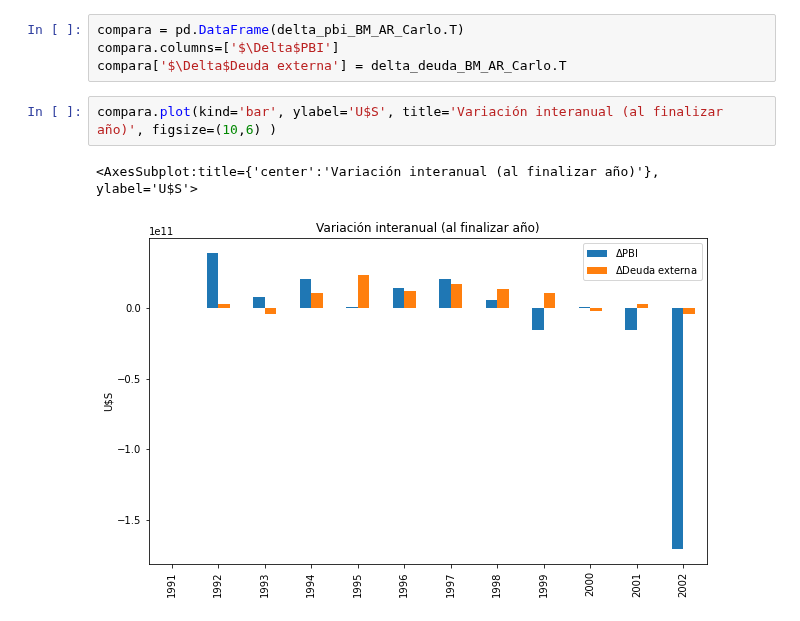
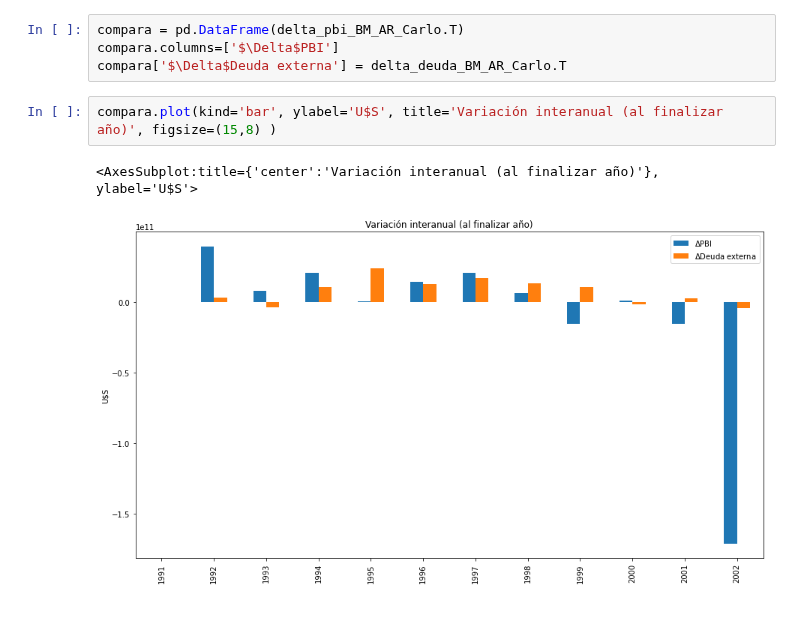
Before and after one commit to bettachini/SchwarzeKanal, a Jupyter notebook: carlosSaul.ipynb, the cells around one changed output. Drawn from its saved outputs; the diff is of its cells as text.

```diff
--- a/carlosSaul.ipynb
+++ b/carlosSaul.ipynb
@@ -181,7 +190,7 @@ compara = pd.DataFrame(delta_pbi_BM_AR_Carlo.T)
 compara.columns=['$\Delta$PBI']
 compara['$\Delta$Deuda externa'] = delta_deuda_BM_AR_Carlo.T
 # %%
-compara.plot(kind='bar', ylabel='U$S', title='Variación interanual (al finalizar año)', figsize=(10,6) )
+compara.plot(kind='bar', ylabel='U$S', title='Variación interanual (al finalizar año)', figsize=(15,8) )
 # %% [output]
 <AxesSubplot:title={'center':'Variación interanual (al finalizar año)'}, ylabel='U$S'>
-[figure, old version]
+[figure, new version]
```
Also changed, not shown: parts of 14 cells of this notebook.
